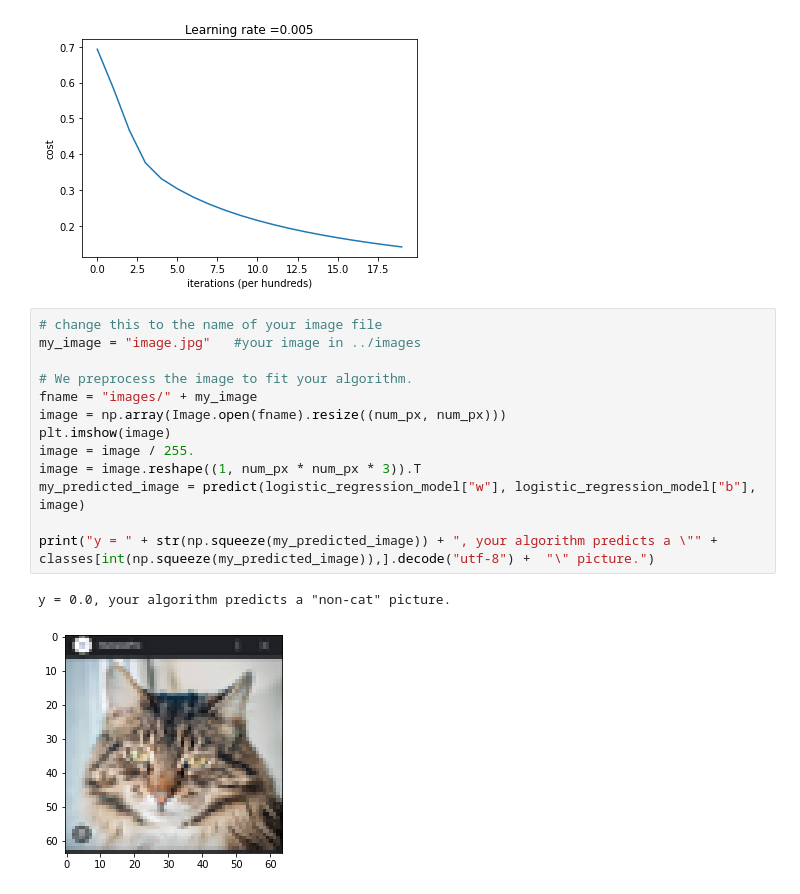
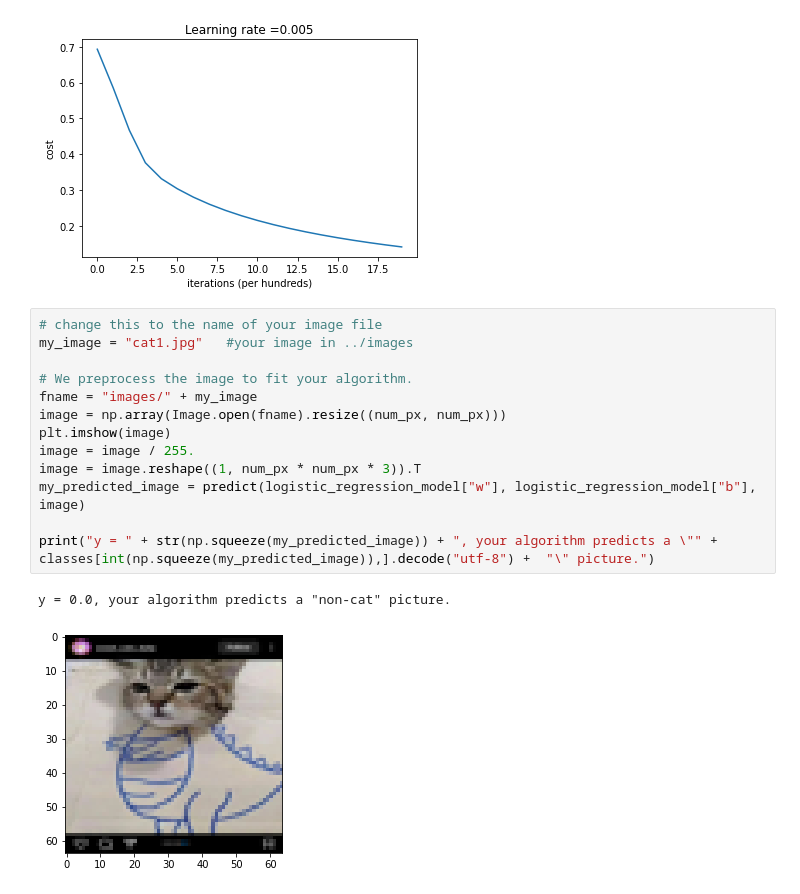
Before and after one commit to isthismanas/Image_classifier, a Jupyter notebook: Image_classifier.ipynb, the cells around one changed output. Saved outputs shown, nothing was run; the diff lists cells and outputs as text.

Commit message:
Added image resources

```diff
--- a/Image_classifier.ipynb
+++ b/Image_classifier.ipynb
@@ -186,17 +186,17 @@ plt.show()
 [figure]
 # %%
 # change this to the name of your image file
-my_image = "image.jpg"   #your image in ../images
+my_image = "cat1.jpg"   #your image in ../images
 
 # We preprocess the image to fit your algorithm.
 fname = "images/" + my_image
 image = np.array(Image.open(fname).resize((num_px, num_px)))
 plt.imshow(image)
 image = image / 255.
 image = image.reshape((1, num_px * num_px * 3)).T
 my_predicted_image = predict(logistic_regression_model["w"], logistic_regression_model["b"], image)
 
 print("y = " + str(np.squeeze(my_predicted_image)) + ", your algorithm predicts a \"" + classes[int(np.squeeze(my_predicted_image)),].decode("utf-8") +  "\" picture.")
 # %% [output]
 y = 0.0, your algorithm predicts a "non-cat" picture.
-[figure, old version]
+[figure, new version]
```
Also changed, not shown: 6 other files.
